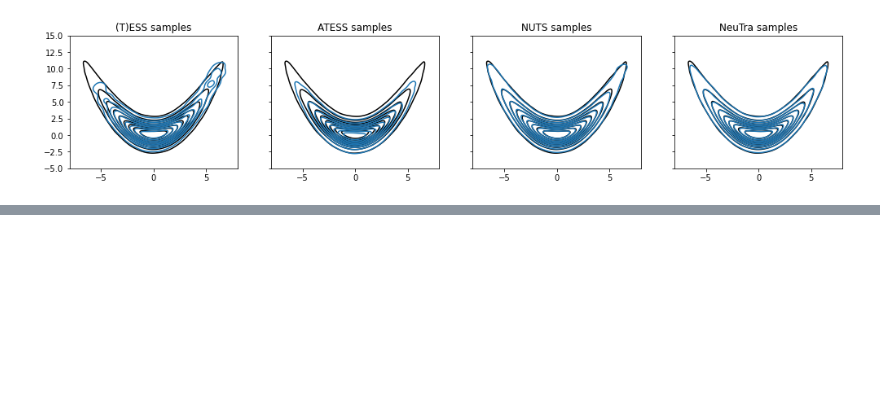
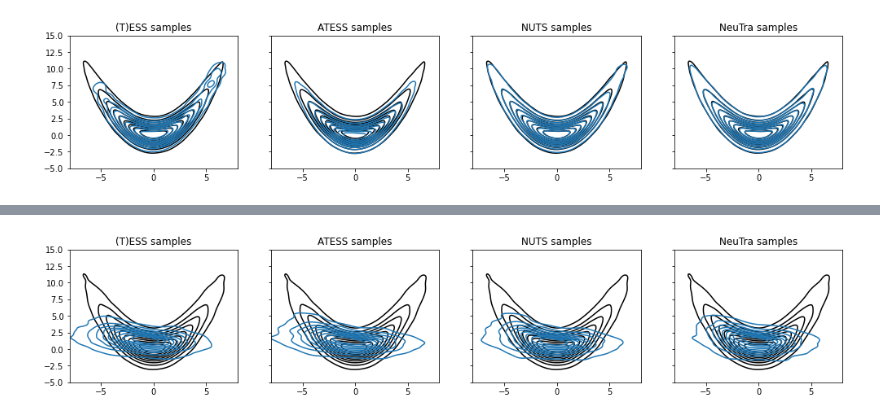
Before and after one commit to albcab/TESS, a Jupyter notebook: banana.ipynb, the cells around one changed output, grey strips where cells are left out. Cells and saved outputs as stored; diff of their text form; code cells hidden in the pictures; blank space fills up the shorter version.

```diff
--- a/banana.ipynb
+++ b/banana.ipynb
@@ -74,0 +226,5 @@ compare_plot_contour(banana_fn, ess, atess, nuts, neutra)
+# %%
+#new param 1x5k
+compare_plot_contour(banana_fn, quat, cinc, seis, siete)
+# %% [output]
+[figure, added]
```
Also changed, not shown: parts of 33 cells of this notebook, 11 other files.
